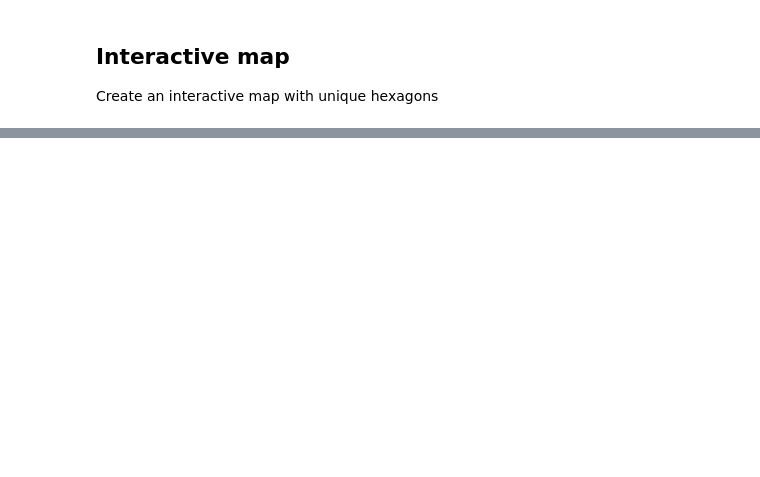
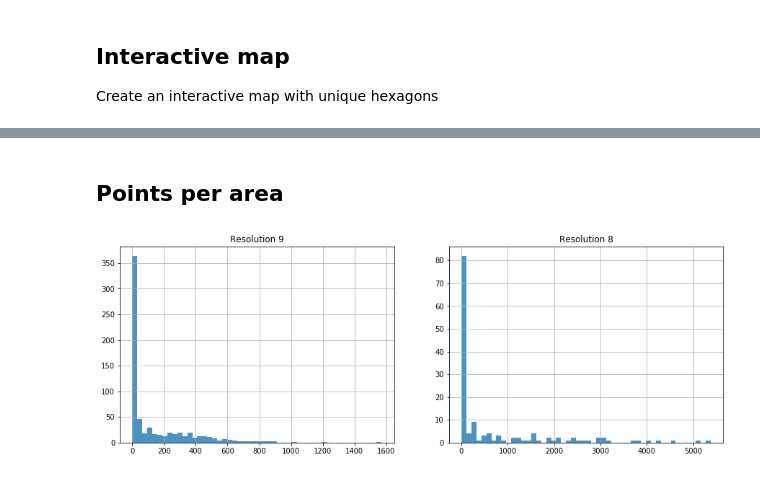
Before and after one commit to sash-ko/ai-transportation, a Jupyter notebook: demand-prediction/2-discrete-areas.ipynb, the cells around one changed output, grey strips where cells are left out. Saved outputs shown, nothing was run; the diff lists cells and outputs as text; code cells hidden in the pictures; blank space fills up the shorter version.

```diff
--- a/demand-prediction/2-discrete-areas.ipynb
+++ b/demand-prediction/2-discrete-areas.ipynb
@@ -104,0 +122,14 @@ folium.GeoJson?
+# %% [markdown]
+## Points per area
+# %%
+plt.figure(figsize=(15, 5))
+
+plt.subplot(121)
+plt.title('Resolution 9')
+h3_indexes_res_9.value_counts().hist(bins=50, alpha=0.8);
+
+plt.subplot(122)
+plt.title('Resolution 8')
+h3_indexes_res_8.value_counts().hist(bins=50, alpha=0.8);
+# %% [output]
+[figure, added]
```
Also changed, not shown: parts of 5 cells of this notebook, 1 other file.
